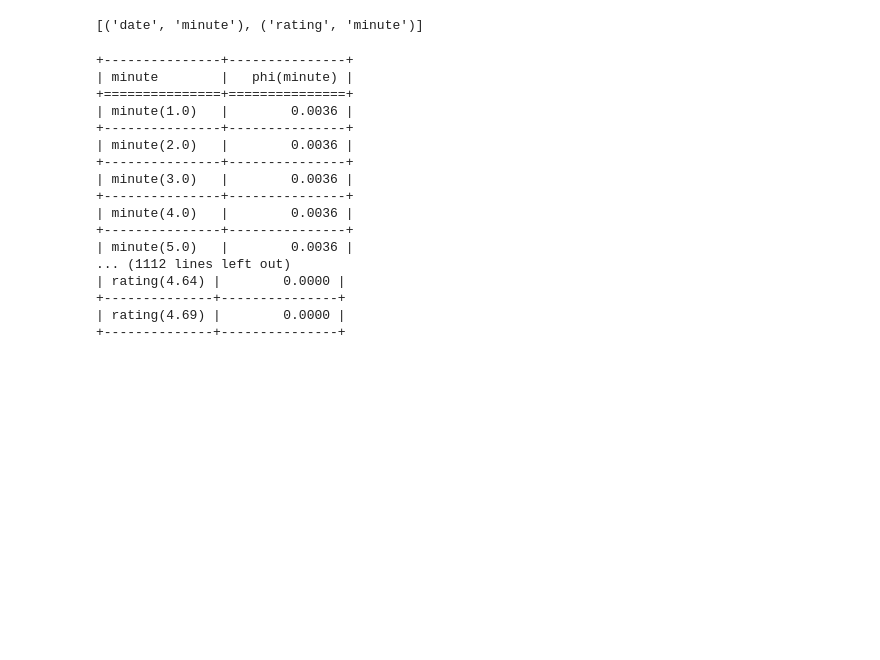
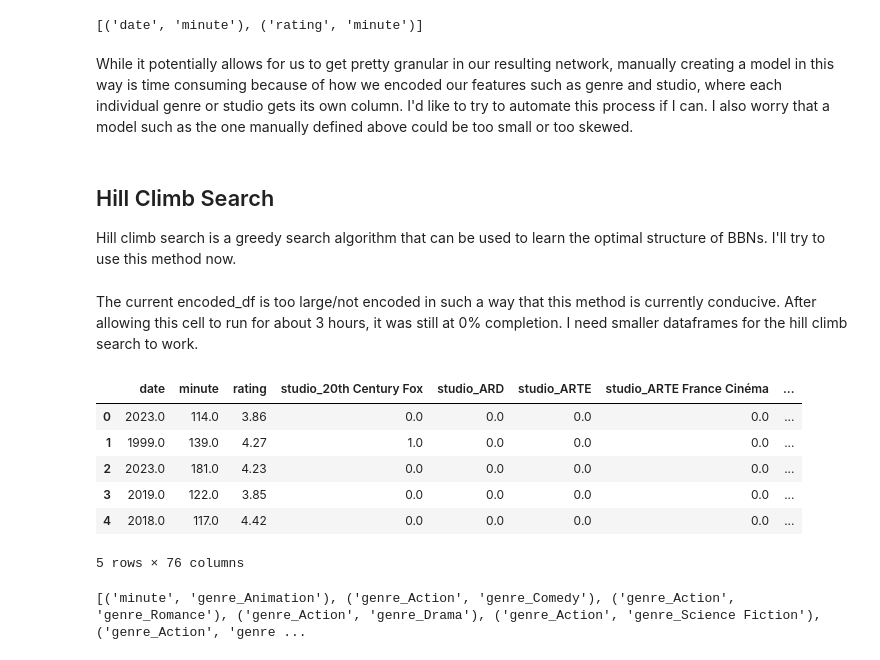
Before and after one commit to cstillma/MovieMining, a Jupyter notebook: Deliverables - Raw/Bayesian Belief Network.ipynb, the cells around one changed output. Drawn from its saved outputs; the diff is of its cells as text; code cells hidden in the pictures; blank space fills up the shorter version.

Commit message:
Updated Bayesian Belief Network

```diff
--- a/Deliverables - Raw/Bayesian Belief Network.ipynb
+++ b/Deliverables - Raw/Bayesian Belief Network.ipynb
@@ -20,12 +23,18 @@ df.head()
 # %%
 # Manually define the structure of the BBN
-model = BayesianNetwork([("date", "minute"), ("rating", "minute")])
+model1 = BayesianNetwork([("date", "minute"), ("rating", "minute")])
 
 # Fit the BBN model
-model.fit(df, estimator = MaximumLikelihoodEstimator)
-print(model.edges())
+model1.fit(df, estimator = MaximumLikelihoodEstimator)
+print(model1.edges())
 # %% [output]
 [('date', 'minute'), ('rating', 'minute')]
+# %% [markdown]
+While it potentially allows for us to get pretty granular in our resulting network, manually creating a model in this way is time consuming because of how we encoded our features such as genre and studio, where each individual genre or studio gets its own column. I'd like to try to automate this process if I can. I also worry that a model such as the one manually defined above could be too small or too skewed.
+# %% [markdown]
+## Hill Climb Search ##
+
+Hill climb search is a greedy search algorithm that can be used to learn the optimal structure of BBNs. I'll try to use this method now.
 # %%
 # Alternative model structure found using a scoring method
 # hill_climb = HillClimbSearch(df)
@@ -35,28 +42,36 @@ print(model.edges())
-# %%
-# Perform inference on the chosen BBN model
-inference = VariableElimination(model)
-
-# Query the network for probability of given variables
-q_result_1 = inference.query(variables = ["minute"], evidence = {"rating": 4.23})
-print(q_result_1)
-
-q_result_2 = inference.query(variables = ["rating"], evidence = {"minute": 122.0})
-print(q_result_2)
-# %% [output]
-+---------------+---------------+
-| minute        |   phi(minute) |
-+===============+===============+
-| minute(1.0)   |        0.0036 |
-+---------------+---------------+
-| minute(2.0)   |        0.0036 |
-+---------------+---------------+
-| minute(3.0)   |        0.0036 |
-+---------------+---------------+
-| minute(4.0)   |        0.0036 |
-+---------------+---------------+
-| minute(5.0)   |        0.0036 |
-... (1112 lines left out)
-| rating(4.64) |        0.0000 |
-+--------------+---------------+
-| rating(4.69) |        0.0000 |
-+--------------+---------------+
+# %% [markdown]
+The current encoded_df is too large/not encoded in such a way that this method is currently conducive. After allowing this cell to run for about 3 hours, it was still at 0% completion. I need smaller dataframes for the hill climb search to work.
+# %%
+# Creating smaller dfs by batch-dropping columns. Resulting dfs are built around answering specific questions.
+
+# Dataframe for genre questions:
+genre_df = df[df.columns.drop(list(df.filter(regex="^(relCountry_|type_|studio_|language_)")))]
+
+# Dataframe for release country questions:
+relCountry_df = df[df.columns.drop(list(df.filter(regex="^(genre_|type_|studio_|language_)")))]
+
+# Dataframe for film language questions:
+language_df = df[df.columns.drop(list(df.filter(regex="^(relCountry_|type_|studio_|genre_)")))]
+
+# Dataframe for studio questions:
+studio_df = df[df.columns.drop(list(df.filter(regex="^(relCountry_|type_|genre_|language_)")))]
+
+# Dataframe for release type questions:
+releaseType_df = df[df.columns.drop(list(df.filter(regex="^(relCountry_|genre_|studio_|language_)")))]
+
+studio_df.head()
+# %% [output]
+|  | date | minute | rating | studio_20th Century Fox | studio_ARD | studio_ARTE | studio_ARTE France Cinéma | ... |
+| 0 | 2023.0 | 114.0 | 3.86 | 0.0 | 0.0 | 0.0 | 0.0 | ... |
+| 1 | 1999.0 | 139.0 | 4.27 | 1.0 | 0.0 | 0.0 | 0.0 | ... |
+| 2 | 2023.0 | 181.0 | 4.23 | 0.0 | 0.0 | 0.0 | 0.0 | ... |
+| 3 | 2019.0 | 122.0 | 3.85 | 0.0 | 0.0 | 0.0 | 0.0 | ... |
+| 4 | 2018.0 | 117.0 | 4.42 | 0.0 | 0.0 | 0.0 | 0.0 | ... |
+5 rows × 76 columns
+# %%
+# Testing hill climb on smaller genre df
+hill_climb_genre = HillClimbSearch(genre_df)
+hc_model_genre = hill_climb_genre.estimate(scoring_method = BicScore(genre_df))
+print(hc_model_genre.edges())
+# %% [output]
+[('minute', 'genre_Animation'), ('genre_Action', 'genre_Comedy'), ('genre_Action', 'genre_Romance'), ('genre_Action', 'genre_Drama'), ('genre_Action', 'genre_Science Fiction'), ('genre_Action', 'genre ...
```
Also changed, not shown: parts of 42 cells of this notebook.
